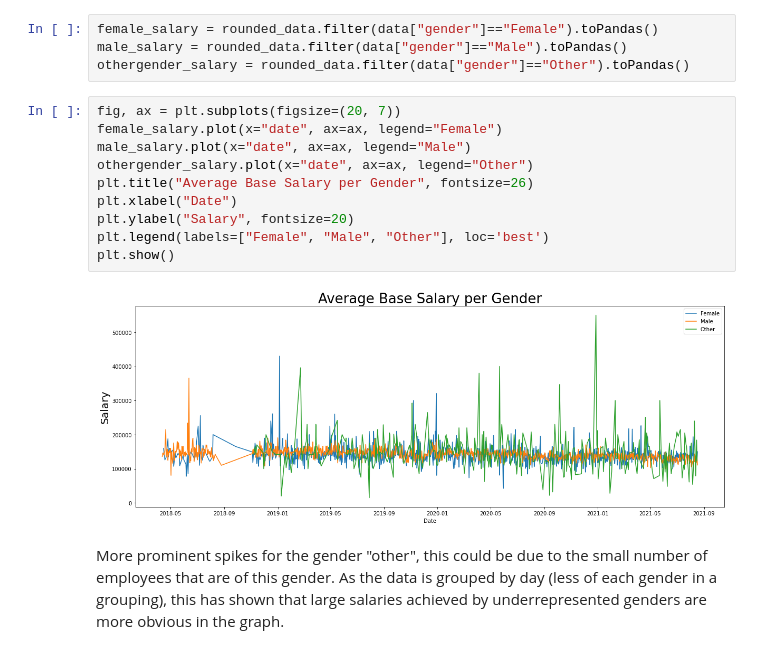
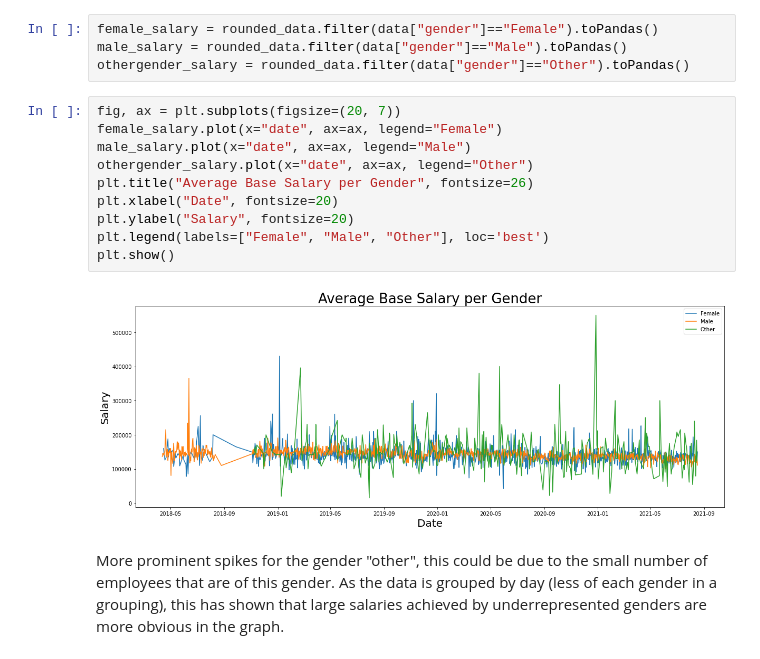
Before and after one commit to scummins00/ca4022_assignment_3, a Jupyter notebook: Impact of Social Factors on Salary.ipynb, the cells around one changed output. Cells and saved outputs as stored; diff of their text form.

```diff
--- a/Impact of Social Factors on Salary.ipynb
+++ b/Impact of Social Factors on Salary.ipynb
@@ -257,15 +257,15 @@ othergender_salary = rounded_data.filter(data["gender"]=="Other").toPandas()
 # %%
 fig, ax = plt.subplots(figsize=(20, 7))
 female_salary.plot(x="date", ax=ax, legend="Female")
 male_salary.plot(x="date", ax=ax, legend="Male")
 othergender_salary.plot(x="date", ax=ax, legend="Other")
 plt.title("Average Base Salary per Gender", fontsize=26)
-plt.xlabel("Date")
+plt.xlabel("Date", fontsize=20)
 plt.ylabel("Salary", fontsize=20)
 plt.legend(labels=["Female", "Male", "Other"], loc='best')
 plt.show()
 # %% [output]
-[figure, old version]
+[figure, new version]
 # %% [markdown]
 More prominent spikes for the gender "other", this could be due to the small number of employees that are of this gender. As the data is grouped by day (less of each gender in a grouping), this has shown that large salaries achieved by underrepresented genders are more obvious in the graph.
 # %% [markdown]
```
Also changed, not shown: parts of 4 cells of this notebook, 6 other files.
